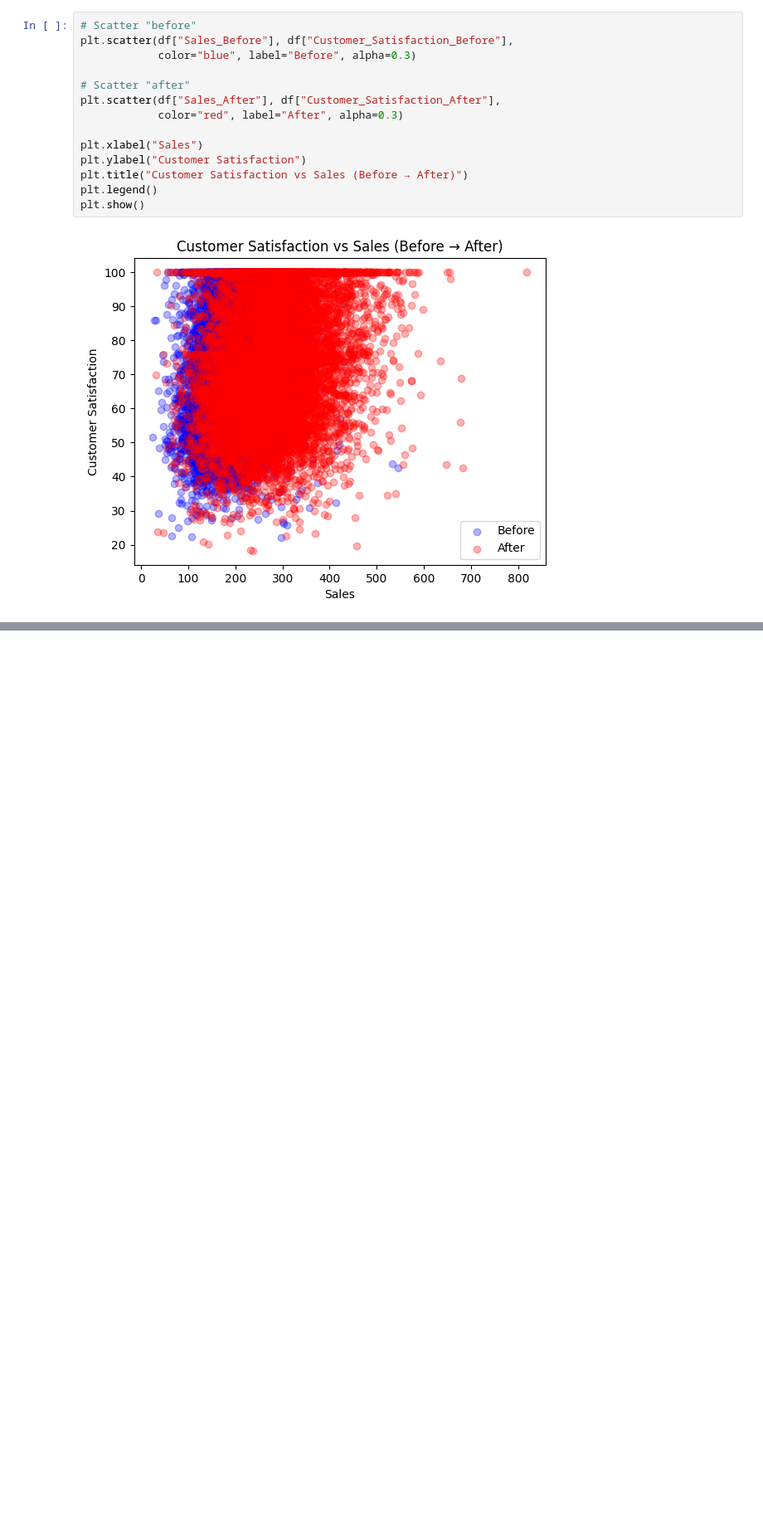
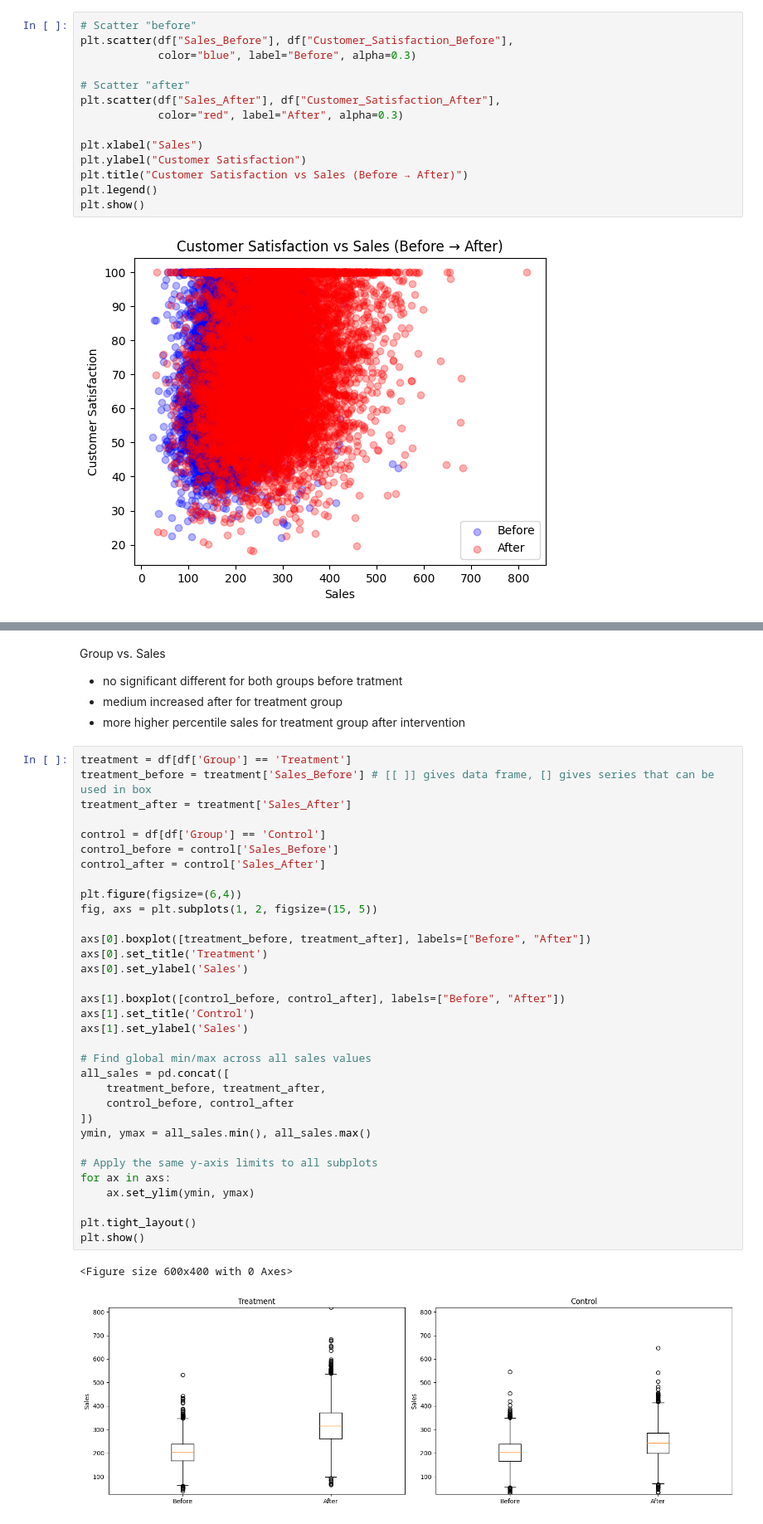
Before and after one commit to liaohan618/Sales-Satisfaction-Kaggle, a Jupyter notebook: SNS_Complete_Project.ipynb, the cells around one changed output, grey strips where cells are left out. Shown: that part at 83% size. Saved outputs shown, nothing was run; the diff lists cells and outputs as text; blank space fills up the shorter version.

```diff
--- a/SNS_Complete_Project.ipynb
+++ b/SNS_Complete_Project.ipynb
@@ -97,0 +154,41 @@ Sales vs. Purchase made
+# %% [markdown]
+Group vs. Sales
+- no significant different for both groups before tratment
+- medium increased after for treatment group
+- more higher percentile sales for treatment group after intervention
+# %%
+treatment = df[df['Group'] == 'Treatment']
+treatment_before = treatment['Sales_Before'] # [[ ]] gives data frame, [] gives series that can be used in box
+treatment_after = treatment['Sales_After']
+
+control = df[df['Group'] == 'Control']
+control_before = control['Sales_Before']
+control_after = control['Sales_After']
+
+plt.figure(figsize=(6,4))
+fig, axs = plt.subplots(1, 2, figsize=(15, 5))
+
+axs[0].boxplot([treatment_before, treatment_after], labels=["Before", "After"])
+axs[0].set_title('Treatment')
+axs[0].set_ylabel('Sales')
+
+axs[1].boxplot([control_before, control_after], labels=["Before", "After"])
+axs[1].set_title('Control')
+axs[1].set_ylabel('Sales')
+
+# Find global min/max across all sales values
+all_sales = pd.concat([
+    treatment_before, treatment_after,
+    control_before, control_after
+])
+ymin, ymax = all_sales.min(), all_sales.max()
+
+# Apply the same y-axis limits to all subplots
+for ax in axs:
+    ax.set_ylim(ymin, ymax)
+
+plt.tight_layout()
+plt.show()
+# %% [output]
+<Figure size 600x400 with 0 Axes>
+[figure, added]
```
Also changed, not shown: parts of 22 cells of this notebook.
